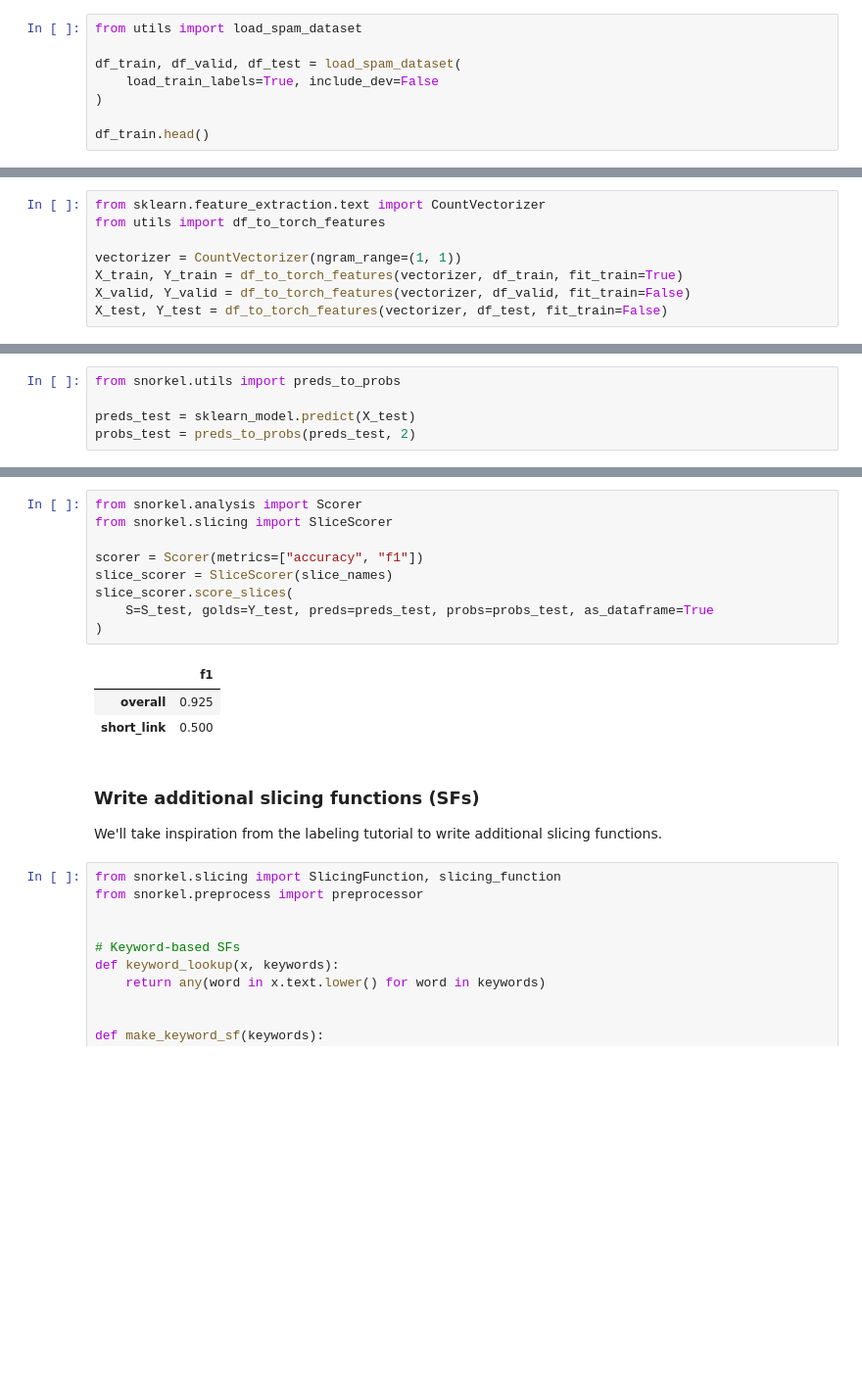
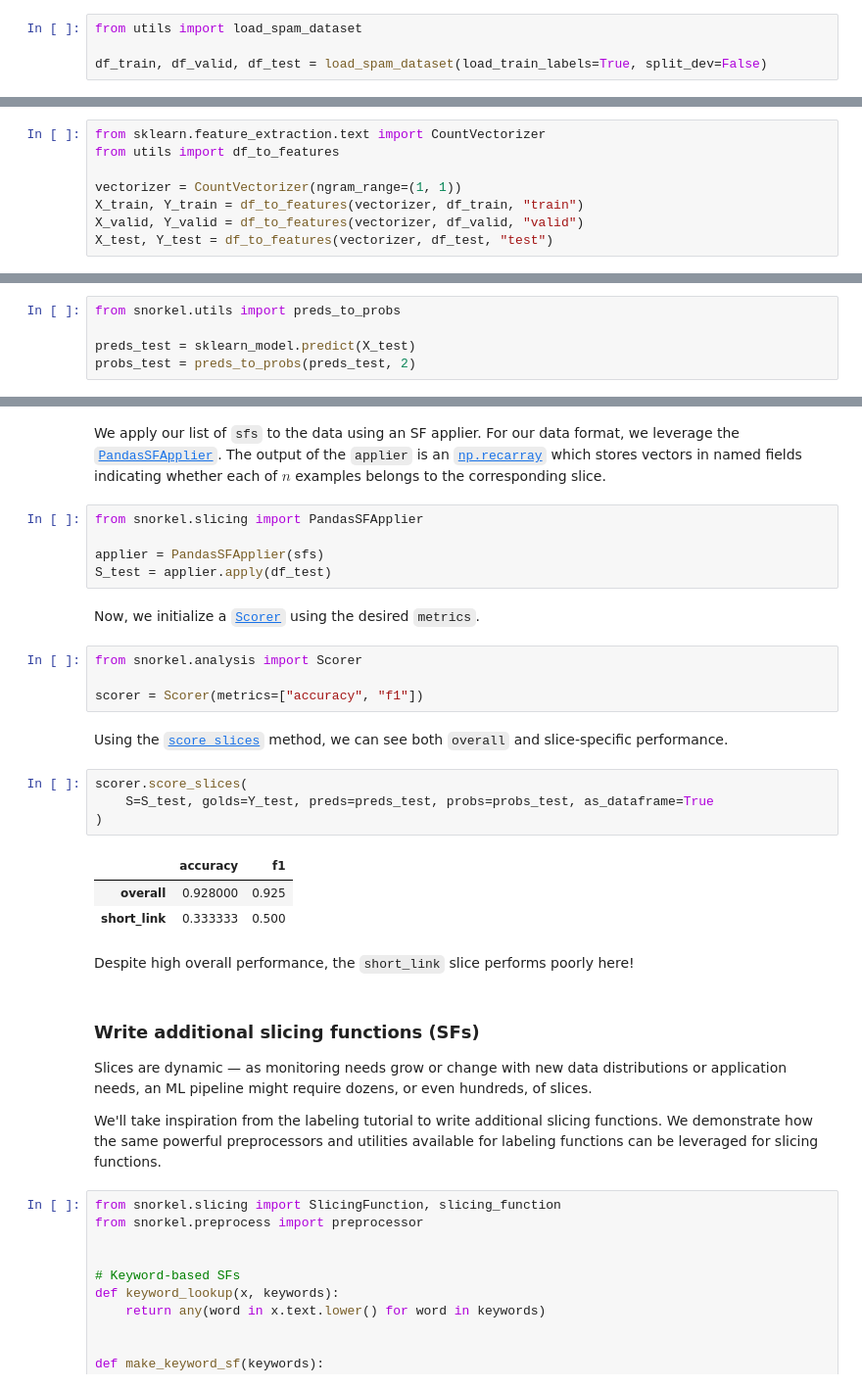
Before and after one commit to snorkel-team/snorkel-tutorials, a Jupyter notebook: spam/03_spam_data_slicing_tutorial.ipynb, the cells around one changed output, grey strips where cells are left out. Shown at 98% size. Cells and saved outputs as stored; diff of their text form; blank space fills up the shorter version.

Commit message:
Slicing pass with SlicingBinaryClassifier API (#86)

```diff
--- a/spam/03_spam_data_slicing_tutorial.ipynb
+++ b/spam/03_spam_data_slicing_tutorial.ipynb
@@ -37,8 +38,4 @@ SFs are intended to be used *after the training set has already been labeled* by
 # %%
 from utils import load_spam_dataset
 
-df_train, df_valid, df_test = load_spam_dataset(
-    load_train_labels=True, include_dev=False
-)
-
-df_train.head()
+df_train, df_valid, df_test = load_spam_dataset(load_train_labels=True, split_dev=False)
@@ -104,8 +89,8 @@ First, we'll featurize the data—as you saw in the introductory Spam tutorial,
 # %%
 from sklearn.feature_extraction.text import CountVectorizer
-from utils import df_to_torch_features
+from utils import df_to_features
 
 vectorizer = CountVectorizer(ngram_range=(1, 1))
-X_train, Y_train = df_to_torch_features(vectorizer, df_train, fit_train=True)
-X_valid, Y_valid = df_to_torch_features(vectorizer, df_valid, fit_train=False)
-X_test, Y_test = df_to_torch_features(vectorizer, df_test, fit_train=False)
+X_train, Y_train = df_to_features(vectorizer, df_train, "train")
+X_valid, Y_valid = df_to_features(vectorizer, df_valid, "valid")
+X_test, Y_test = df_to_features(vectorizer, df_test, "test")
@@ -265,20 +114,37 @@ probs_test = preds_to_probs(preds_test, 2)
+# %% [markdown]
+We apply our list of `sfs` to the data using an SF applier.
+For our data format, we leverage the [`PandasSFApplier`](https://snorkel.readthedocs.io/en/master/packages/_autosummary/slicing/snorkel.slicing.PandasSFApplier.html#snorkel.slicing.PandasSFApplier).
+The output of the `applier` is an [`np.recarray`](https://docs.scipy.org/doc/numpy/reference/generated/numpy.recarray.html) which stores vectors in named fields indicating whether each of $n$ examples belongs to the corresponding slice.
+# %%
+from snorkel.slicing import PandasSFApplier
+
+applier = PandasSFApplier(sfs)
+S_test = applier.apply(df_test)
+# %% [markdown]
+Now, we initialize a [`Scorer`](https://snorkel.readthedocs.io/en/master/packages/_autosummary/analysis/snorkel.analysis.Scorer.html#snorkel.analysis.Scorer) using the desired `metrics`.
+# %%
+from snorkel.analysis import Scorer
+
+scorer = Scorer(metrics=["accuracy", "f1"])
+# %% [markdown]
+Using the [`score_slices`](https://snorkel.readthedocs.io/en/master/packages/_autosummary/analysis/snorkel.analysis.Scorer.html#snorkel.analysis.Scorer.score_slices) method, we can see both `overall` and slice-specific performance.
 # %%
-from snorkel.analysis import Scorer
-from snorkel.slicing import SliceScorer
-
-scorer = Scorer(metrics=["accuracy", "f1"])
-slice_scorer = SliceScorer(slice_names)
-slice_scorer.score_slices(
+scorer.score_slices(
     S=S_test, golds=Y_test, preds=preds_test, probs=probs_test, as_dataframe=True
 )
 # %% [output]
-|  | f1 |
-| overall | 0.925 |
-| short_link | 0.500 |
+|  | accuracy | f1 |
+| overall | 0.928000 | 0.925 |
+| short_link | 0.333333 | 0.500 |
+# %% [markdown]
+Despite high overall performance, the `short_link` slice performs poorly here!
 # %% [markdown]
 ### Write additional slicing functions (SFs)
 
+Slices are dynamic — as monitoring needs grow or change with new data distributions or application needs, an ML pipeline might require dozens, or even hundreds, of slices.
+
 We'll take inspiration from the labeling tutorial to write additional slicing functions.
+We demonstrate how the same powerful preprocessors and utilities available for labeling functions can be leveraged for slicing functions.
 # %%
 from snorkel.slicing import SlicingFunction, slicing_function
 from snorkel.preprocess import preprocessor
```
Also changed, not shown: parts of 70 cells of this notebook, 2 other files.
